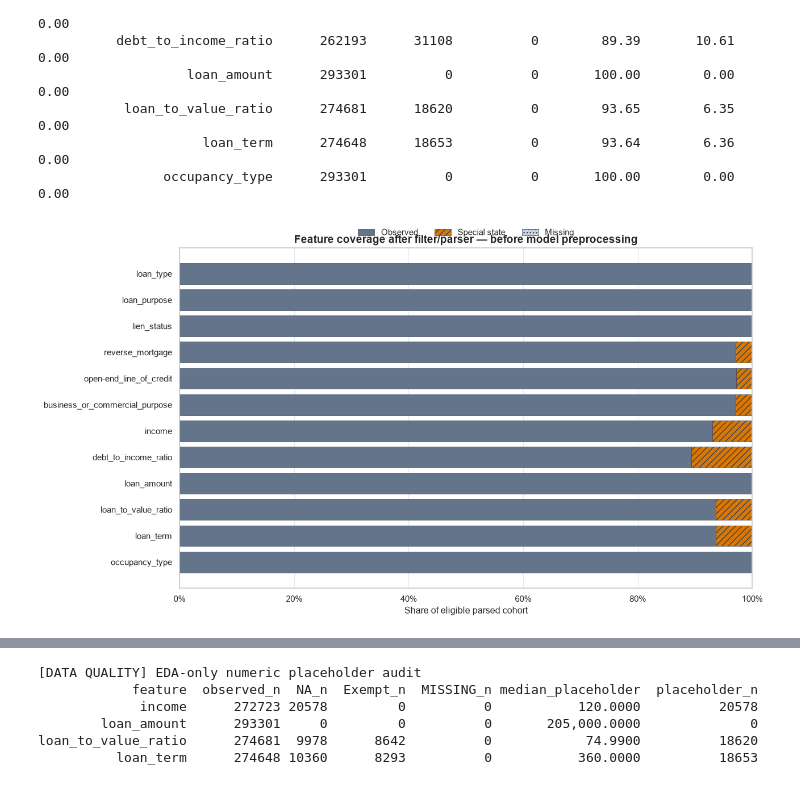
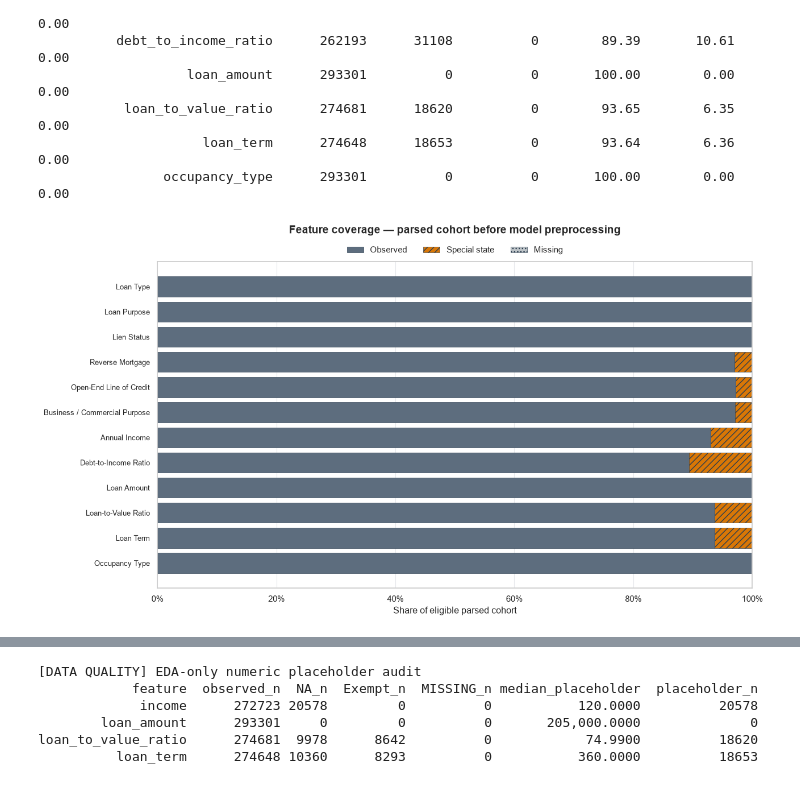
Before and after one commit to DAP391m-Group12/DAP391m, a Jupyter notebook: notebooks/eda_datasetB/01_eda_search.ipynb, the cells around one changed output, grey strips where cells are left out. Cells and saved outputs as stored; diff of their text form; code cells hidden in the pictures.

```diff
--- a/notebooks/eda_datasetB/01_eda_search.ipynb
+++ b/notebooks/eda_datasetB/01_eda_search.ipynb
@@ -3435,33 +675,44 @@ for column, label, color, hatch in (
         linewidth=0.45,
         label=label,
     )
     if hatch:
         for bar in bars:
             bar.set_hatch(hatch)
     left += _coverage_plot[column].to_numpy()
 
 eda_v2_coverage_axis.set_xlim(0, 100)
 eda_v2_coverage_axis.xaxis.set_major_formatter(PercentFormatter(100))
 eda_v2_coverage_axis.set_xlabel("Share of eligible parsed cohort")
 eda_v2_coverage_axis.set_ylabel("")
+# Use human-readable feature labels on y-axis (FixedLocator first)
+from matplotlib.ticker import FixedLocator
+_c8_ticks = eda_v2_coverage_axis.get_yticks()
+eda_v2_coverage_axis.yaxis.set_major_locator(FixedLocator(_c8_ticks))
+eda_v2_coverage_axis.set_yticklabels(
+    [EDA_V2_FEATURE_LABELS.get(lbl.get_text(), lbl.get_text())
+     for lbl in eda_v2_coverage_axis.get_yticklabels()],
+    fontsize=9.5,
+)
+del _c8_ticks
 eda_v2_coverage_axis.set_title(
-    "Feature coverage after filter/parser — before model preprocessing",
+    "Feature coverage — parsed cohort before model preprocessing",
     fontsize=14,
     fontweight="bold",
+    pad=36,
 )
 eda_v2_coverage_axis.legend(
     loc="lower center",
-    bbox_to_anchor=(0.5, 1.01),
+    bbox_to_anchor=(0.5, 1.0),
     ncol=3,
     frameon=False,
 )
 eda_v2_coverage_axis.grid(
     True, axis="x", color=EDA_V2_COLORS["grid"], linewidth=0.8
 )
 eda_v2_coverage_axis.grid(False, axis="y")
 eda_v2_coverage_figure.tight_layout()
 plt.show()
 
 del _coverage_plot, left
 # %% [output]
-[figure, old version]
+[figure, new version]
```
Also changed, not shown: parts of 115 cells of this notebook.
